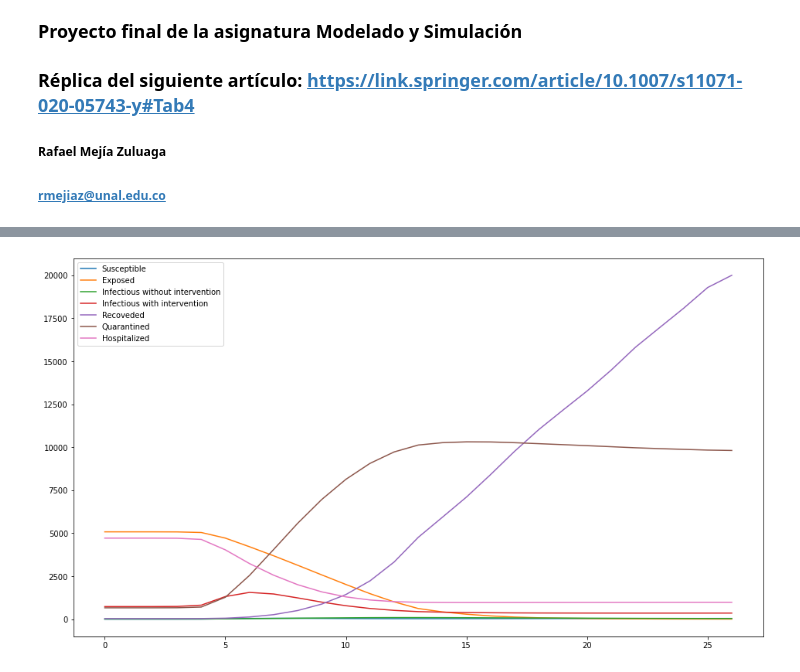
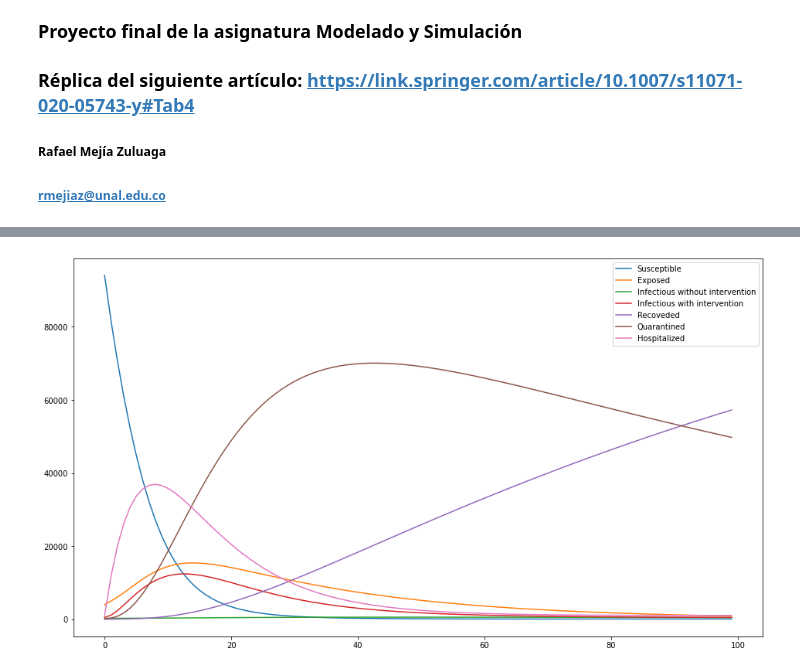
Before and after one commit to Rmejiaz/ModeladoSimulacion, a Jupyter notebook: Cuadernos/Proyecto.ipynb, the cells around one changed output, grey strips where cells are left out. Saved outputs shown, nothing was run; the diff lists cells and outputs as text; code cells hidden in the pictures.

```diff
--- a/Cuadernos/Proyecto.ipynb
+++ b/Cuadernos/Proyecto.ipynb
@@ -62,14 +62,15 @@ N=6.5563e4
 
 parameters = [1.2048e-4, 1.0538e-1, 1.0538e-1, 1.6221e-1, 9.5e-4, 3.5412e-2, 8.5e-3, 1.0037e-3, 0.2910, 0.0107, 9.4522e-2, 2.8133e-3, 1.2668e-1, 100]
 
-y0 = [0,5077,729*0.01,729,32,658,4711]
-t_span = [0,200]
-yt = solve_ivp(SEIRModel,t_span,y0,args=(N,parameters))
+y0 = [94076,4007,262,524,31,100,1000]
+t_span = [0,100]
+t = np.arange(0,100,1)
+yt = solve_ivp(SEIRModel,t_span,y0,args=(N,parameters),t_eval=t)
 # %%
 plt.figure(figsize=(16,9))
 for i in range(yt.y.shape[0]):
-  plt.plot(yt.y[i],label=var_names[i])
+  plt.plot(yt.t,yt.y[i],label=var_names[i])
 plt.legend()
 plt.show()
 # %% [output]
-[figure, old version]
+[figure, new version]
```
Also changed, not shown: parts of 1 cell of this notebook.
